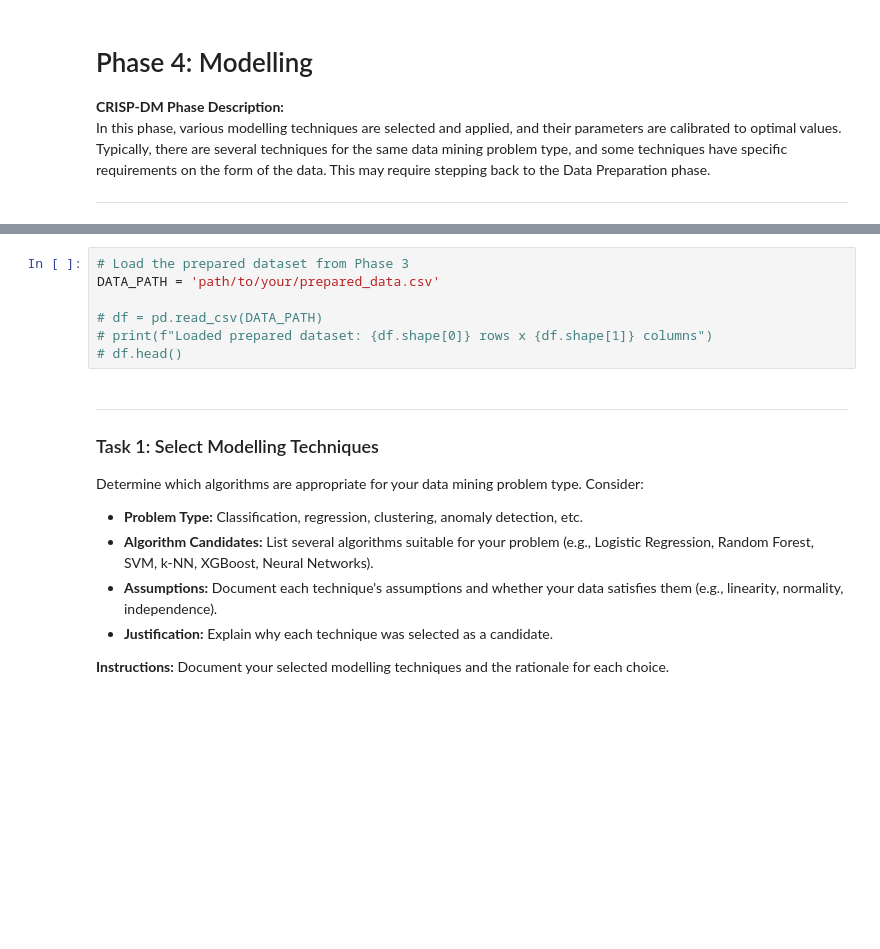
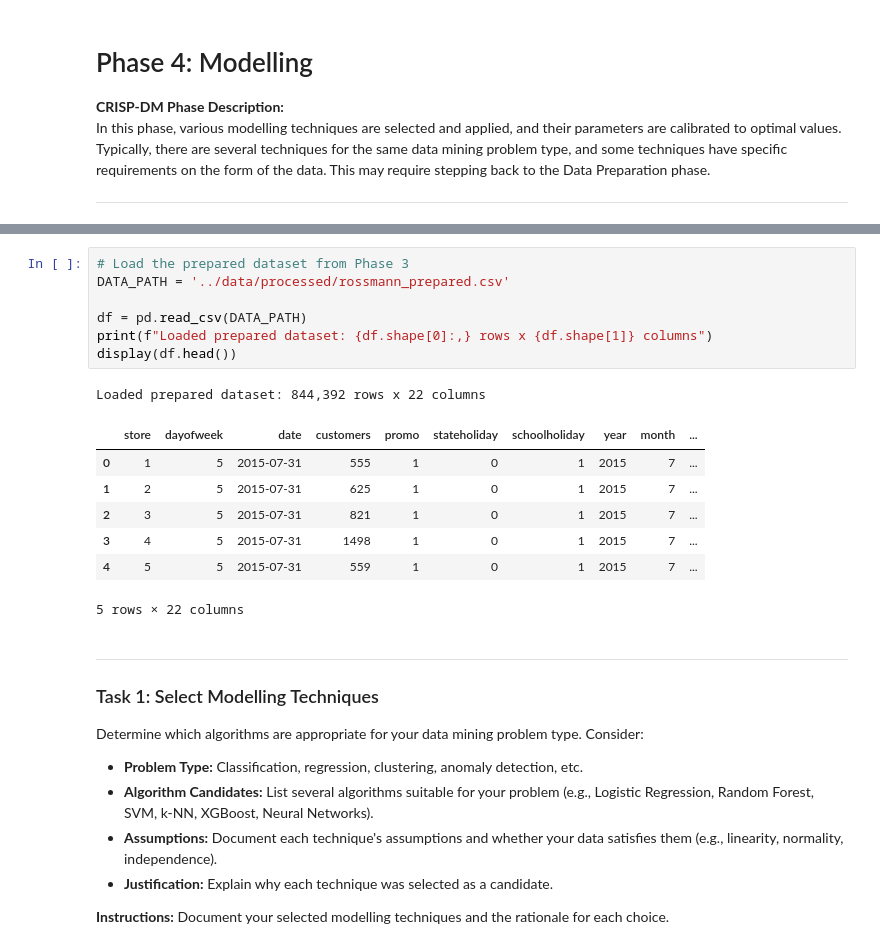
Before and after one commit to ali-albakri/KH5004CMD-Rossmann, a Jupyter notebook: notebooks/Phase_4_Modeling.ipynb, the cells around one changed output, grey strips where cells are left out. Drawn from its saved outputs; the diff is of its cells as text; blank space fills up the shorter version.

```diff
--- a/notebooks/Phase_4_Modeling.ipynb
+++ b/notebooks/Phase_4_Modeling.ipynb
@@ -26,10 +24,19 @@ warnings.filterwarnings('ignore')
 # %%
 # Load the prepared dataset from Phase 3
-DATA_PATH = 'path/to/your/prepared_data.csv'
+DATA_PATH = '../data/processed/rossmann_prepared.csv'
 
-# df = pd.read_csv(DATA_PATH)
-# print(f"Loaded prepared dataset: {df.shape[0]} rows x {df.shape[1]} columns")
-# df.head()
+df = pd.read_csv(DATA_PATH)
+print(f"Loaded prepared dataset: {df.shape[0]:,} rows x {df.shape[1]} columns")
+display(df.head())
+# %% [output]
+Loaded prepared dataset: 844,392 rows x 22 columns
+|  | store | dayofweek | date | customers | promo | stateholiday | schoolholiday | year | month | ... |
+| 0 | 1 | 5 | 2015-07-31 | 555 | 1 | 0 | 1 | 2015 | 7 | ... |
+| 1 | 2 | 5 | 2015-07-31 | 625 | 1 | 0 | 1 | 2015 | 7 | ... |
+| 2 | 3 | 5 | 2015-07-31 | 821 | 1 | 0 | 1 | 2015 | 7 | ... |
+| 3 | 4 | 5 | 2015-07-31 | 1498 | 1 | 0 | 1 | 2015 | 7 | ... |
+| 4 | 5 | 5 | 2015-07-31 | 559 | 1 | 0 | 1 | 2015 | 7 | ... |
+5 rows × 22 columns
 # %% [markdown]
 ---
 ### Task 1: Select Modelling Techniques
```
Also changed, not shown: parts of 15 cells of this notebook.
